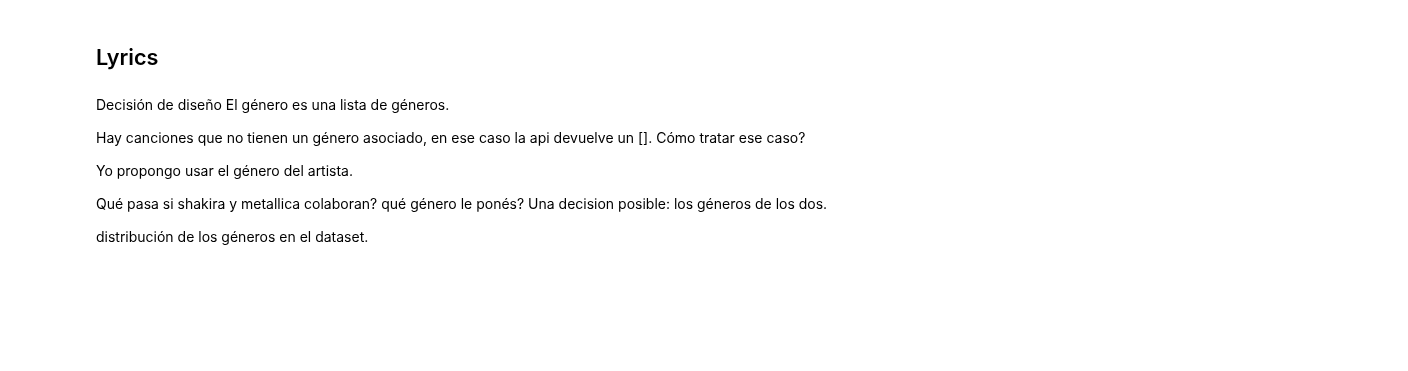
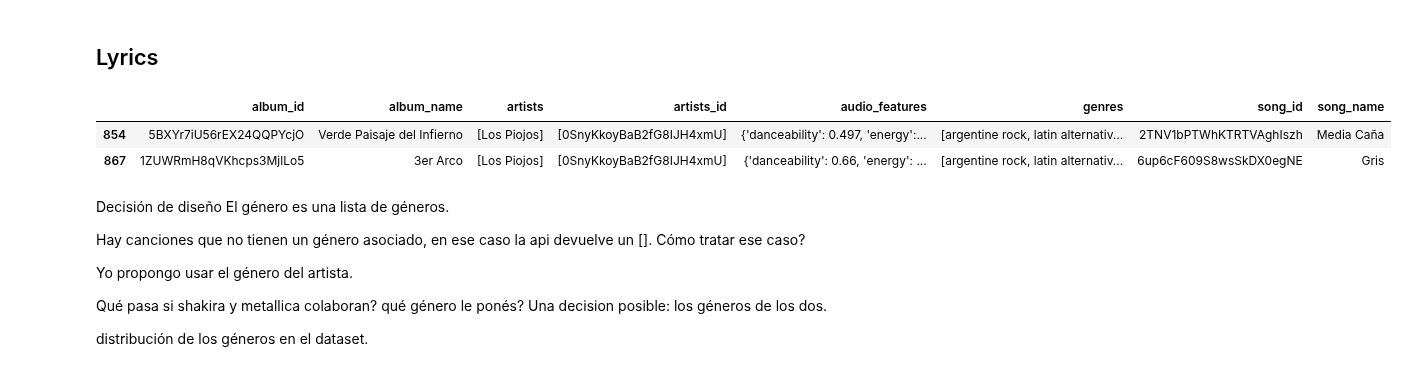
Before and after one commit to karen-pal/mentoria-canciones-DiploDatos, a Jupyter notebook: practico_3.ipynb, the cells around one changed output. Drawn from its saved outputs; the diff is of its cells as text; code cells hidden in the pictures; blank space fills up the shorter version.

```diff
--- a/practico_3.ipynb
+++ b/practico_3.ipynb
@@ -199,7 +204,7 @@ songs_original_df[songs_original_df.duplicated(subset=["song_id"])==True].count(
 We find two duplicated tracks of the same song_id in the dataset.
 Let's remove them
 # %%
-songs_df = songs_original_df[songs_original_df["song_id"].duplicated(keep='last')]
+songs_df = songs_original_df[songs_original_df["song_id"].duplicated(keep='last') != True]
 songs_df.duplicated(subset=["song_id"]).any()
 # %% [output]
 False
@@ -257,5 +280,11 @@ songs_of_description("max")
 # %% [markdown]
 ## Lyrics
+# %%
+songs_df
+# %% [output]
+|  | album_id | album_name | artists | artists_id | audio_features | genres | song_id | song_name |
+| 854 | 5BXYr7iU56rEX24QQPYcjO | Verde Paisaje del Infierno | [Los Piojos] | [0SnyKkoyBaB2fG8IJH4xmU] | {'danceability': 0.497, 'energy':... | [argentine rock, latin alternativ... | 2TNV1bPTWhKTRTVAghIszh | Media Caña |
+| 867 | 1ZUWRmH8qVKhcps3MjlLo5 | 3er Arco | [Los Piojos] | [0SnyKkoyBaB2fG8IJH4xmU] | {'danceability': 0.66, 'energy': ... | [argentine rock, latin alternativ... | 6up6cF609S8wsSkDX0egNE | Gris |
 # %% [markdown]
 Decisión de diseño
 El género es una lista de géneros.
```
Also changed, not shown: parts of 10 cells of this notebook.
